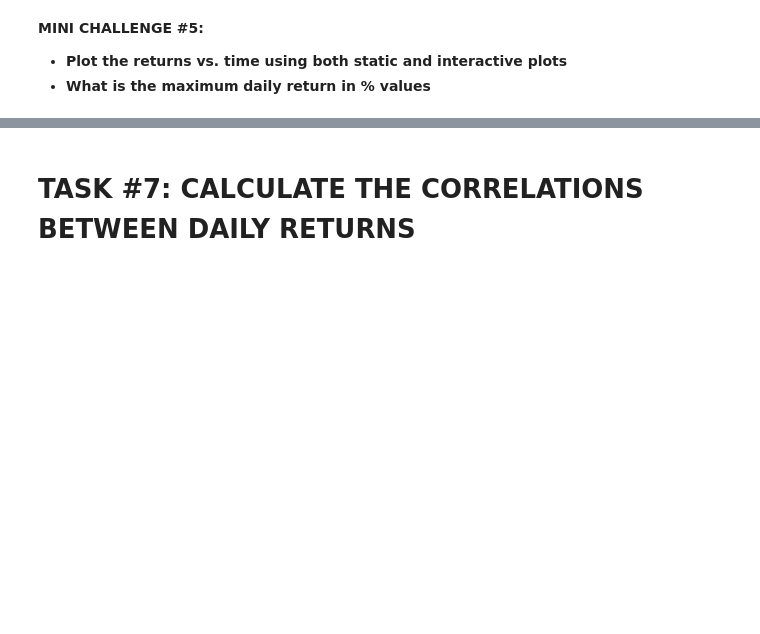
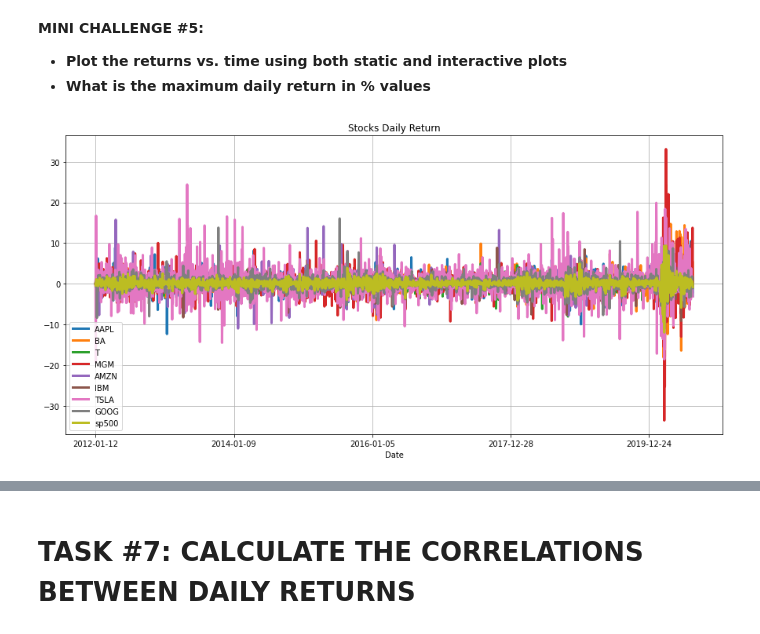
Before and after one commit to LinaSachuk/The-Complete-Python-and-Machine-Learning-for-Financial-Analysis, a Jupyter notebook: Finance_101_1_Stocks_Data_Analysis_and_Visualization.ipynb, the cells around one changed output, grey strips where cells are left out. Cells and saved outputs as stored; diff of their text form; code cells hidden in the pictures; blank space fills up the shorter version.

```diff
--- a/Finance_101_1_Stocks_Data_Analysis_and_Visualization.ipynb
+++ b/Finance_101_1_Stocks_Data_Analysis_and_Visualization.ipynb
@@ -372,7 +372,8 @@ def daily_return(df):
 # %%
 # Get the daily returns
 
-daily_return(stocks_df)
+stocks_daily_return = daily_return(stocks_df)
+stocks_daily_return
 # %% [output]
 |  | Date | AAPL | BA | T | MGM | AMZN | IBM | TSLA | GOOG | sp500 |
 | 0 | 2012-01-12 | 0.000000 | 0.000000 | 0.000000 | 0.000000 | 0.000000 | 0.000000 | 0.000000 | 0.000000 | 0.000000 |
@@ -391,3 +392,7 @@ daily_return(stocks_df)
 **MINI CHALLENGE #5:**
 - **Plot the returns vs. time using both static and interactive plots**
 - **What is the maximum daily return in % values**
+# %%
+show_plot(stocks_daily_return, 'Stocks Daily Return')
+# %% [output]
+[figure, added]
```
Also changed, not shown: parts of 8 cells of this notebook.
